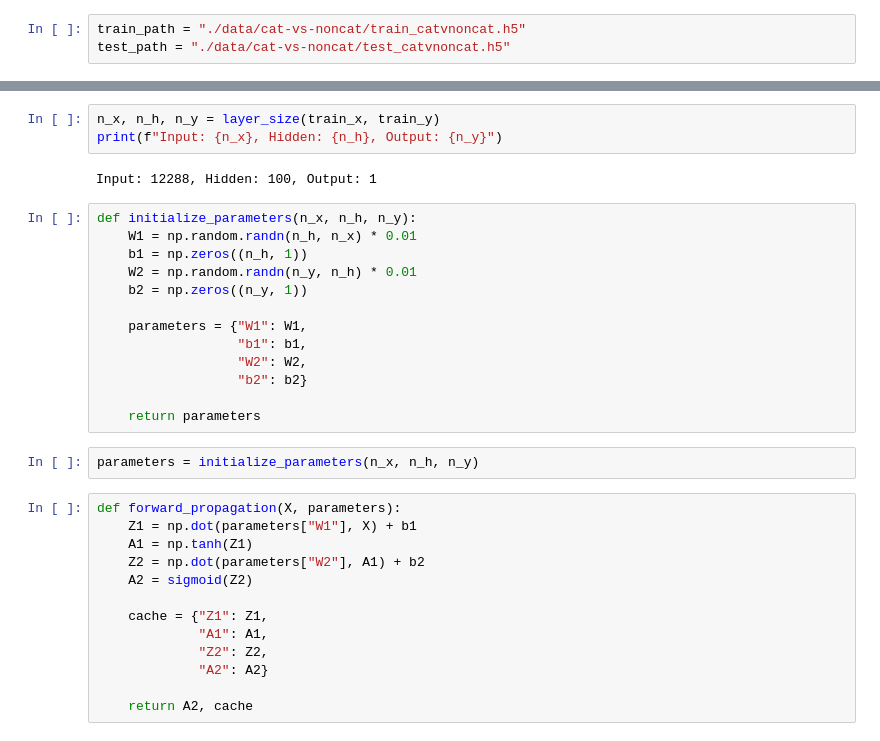
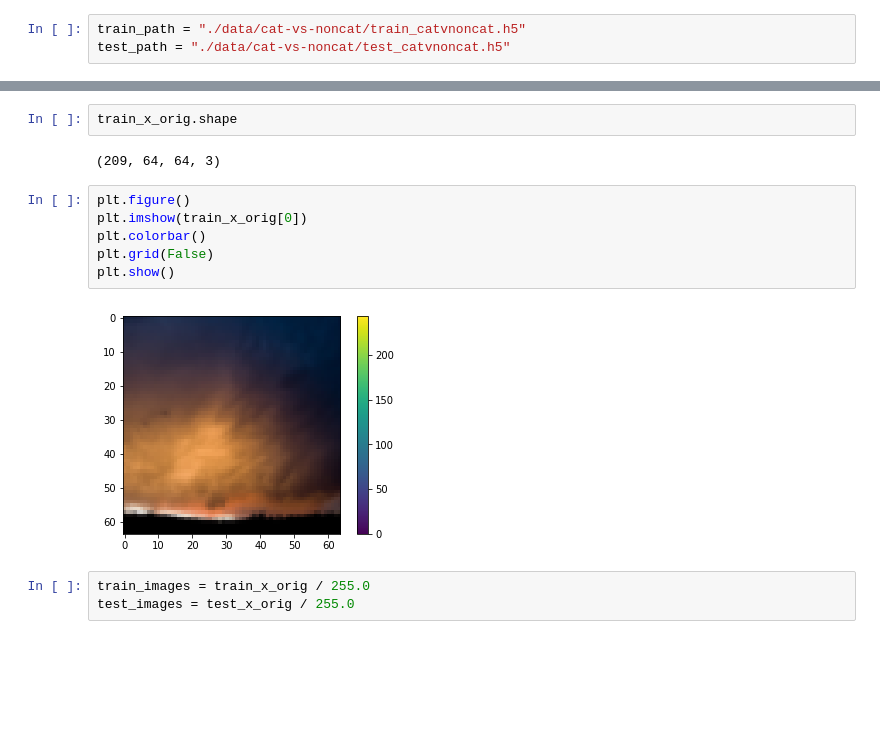
Before and after one commit to SatioO/DL_Practices, a Jupyter notebook: Untitled.ipynb, the cells around one changed output, grey strips where cells are left out. Saved outputs shown, nothing was run; the diff lists cells and outputs as text; blank space fills up the shorter version.

```diff
--- a/Untitled.ipynb
+++ b/Untitled.ipynb
@@ -46,33 +26,15 @@ def layer_size(X, Y):
-# %%
-n_x, n_h, n_y = layer_size(train_x, train_y)
-print(f"Input: {n_x}, Hidden: {n_h}, Output: {n_y}")
-# %% [output]
-Input: 12288, Hidden: 100, Output: 1
-# %%
-def initialize_parameters(n_x, n_h, n_y):
-    W1 = np.random.randn(n_h, n_x) * 0.01
-    b1 = np.zeros((n_h, 1))
-    W2 = np.random.randn(n_y, n_h) * 0.01
-    b2 = np.zeros((n_y, 1))
-
-    parameters = {"W1": W1,
-                  "b1": b1,
-                  "W2": W2,
-                  "b2": b2}
-
-    return parameters
-# %%
-parameters = initialize_parameters(n_x, n_h, n_y)
-# %%
-def forward_propagation(X, parameters):
-    Z1 = np.dot(parameters["W1"], X) + b1
-    A1 = np.tanh(Z1)
-    Z2 = np.dot(parameters["W2"], A1) + b2
-    A2 = sigmoid(Z2)
-
-    cache = {"Z1": Z1,
-             "A1": A1,
-             "Z2": Z2,
-             "A2": A2}
-
-    return A2, cache
+# %%
+train_x_orig.shape
+# %% [output]
+(209, 64, 64, 3)
+# %%
+plt.figure()
+plt.imshow(train_x_orig[0])
+plt.colorbar()
+plt.grid(False)
+plt.show()
+# %% [output]
+[figure, added]
+# %%
+train_images = train_x_orig / 255.0
+test_images = test_x_orig / 255.0
```
Also changed, not shown: parts of 10 cells of this notebook, 1 other file.
